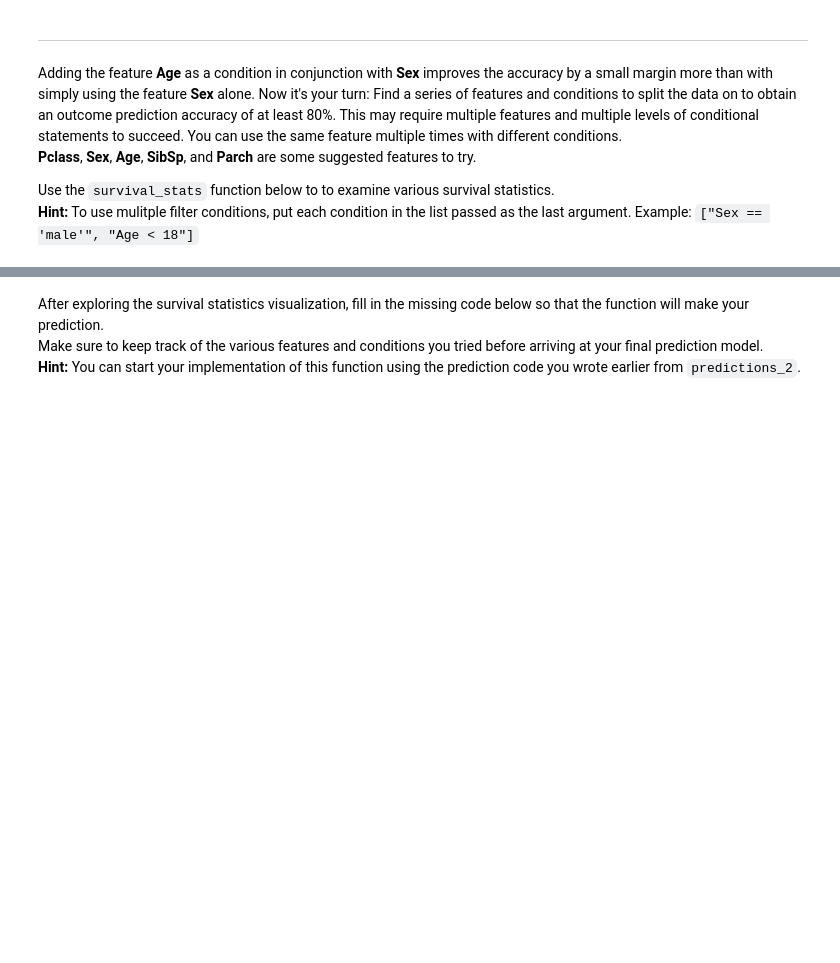
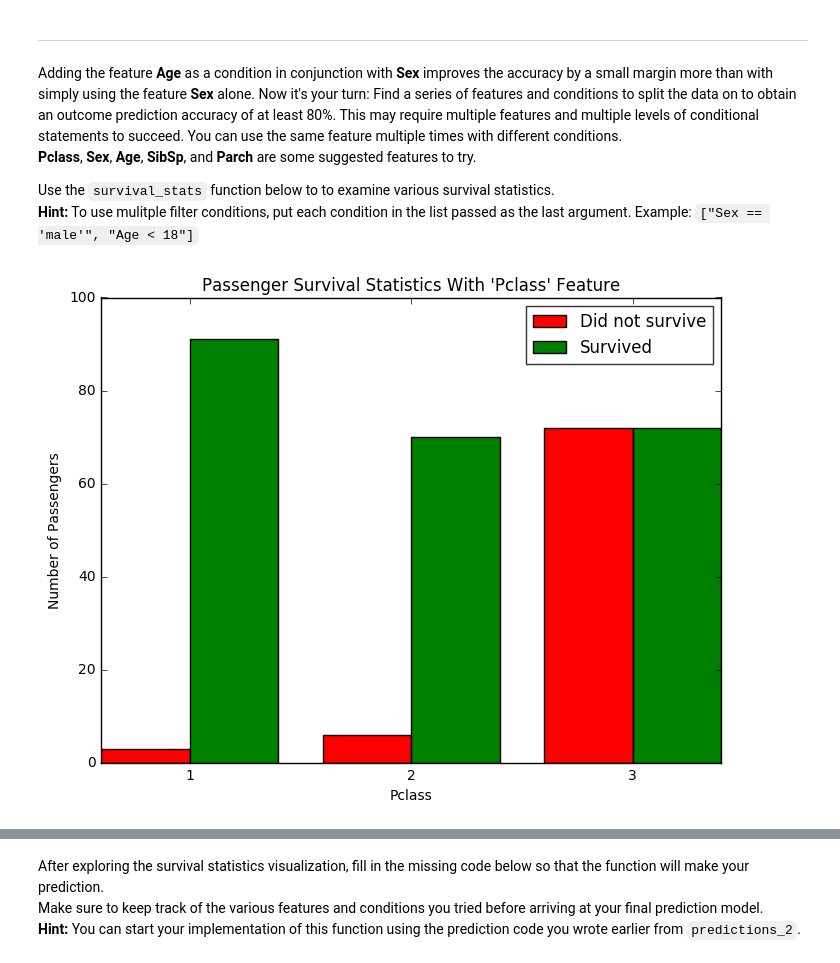
Before and after one commit to mspbannister/mlnd-p0-titanic, a Jupyter notebook: titanic_survival_exploration.ipynb, the cells around one changed output, grey strips where cells are left out. Drawn from its saved outputs; the diff is of its cells as text; code cells hidden in the pictures; blank space fills up the shorter version.

Commit message:
Update 'titanic_survival_exploration.ipynb' - answer Q4

```diff
--- a/titanic_survival_exploration.ipynb
+++ b/titanic_survival_exploration.ipynb
@@ -213,3 +213,7 @@ Adding the feature **Age** as a condition in conjunction with **Sex** improves t
 
 Use the `survival_stats` function below to to examine various survival statistics.
 **Hint:** To use mulitple filter conditions, put each condition in the list passed as the last argument. Example: `["Sex == 'male'", "Age < 18"]`
+# %%
+vs.survival_stats(data, outcomes, 'Pclass', ["Sex == 'female"])
+# %% [output]
+[figure, added]
```
Also changed, not shown: parts of 7 cells of this notebook.
